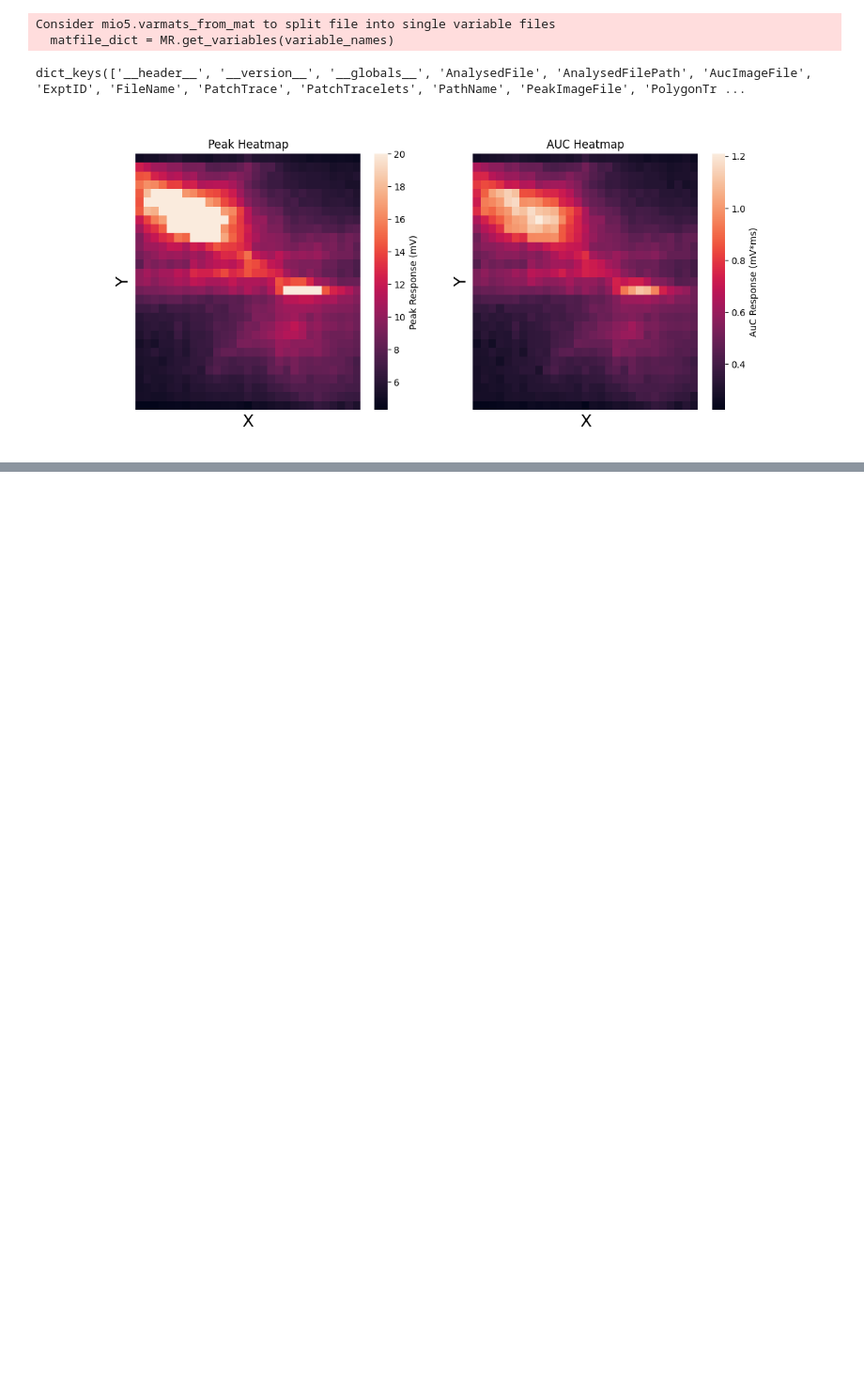
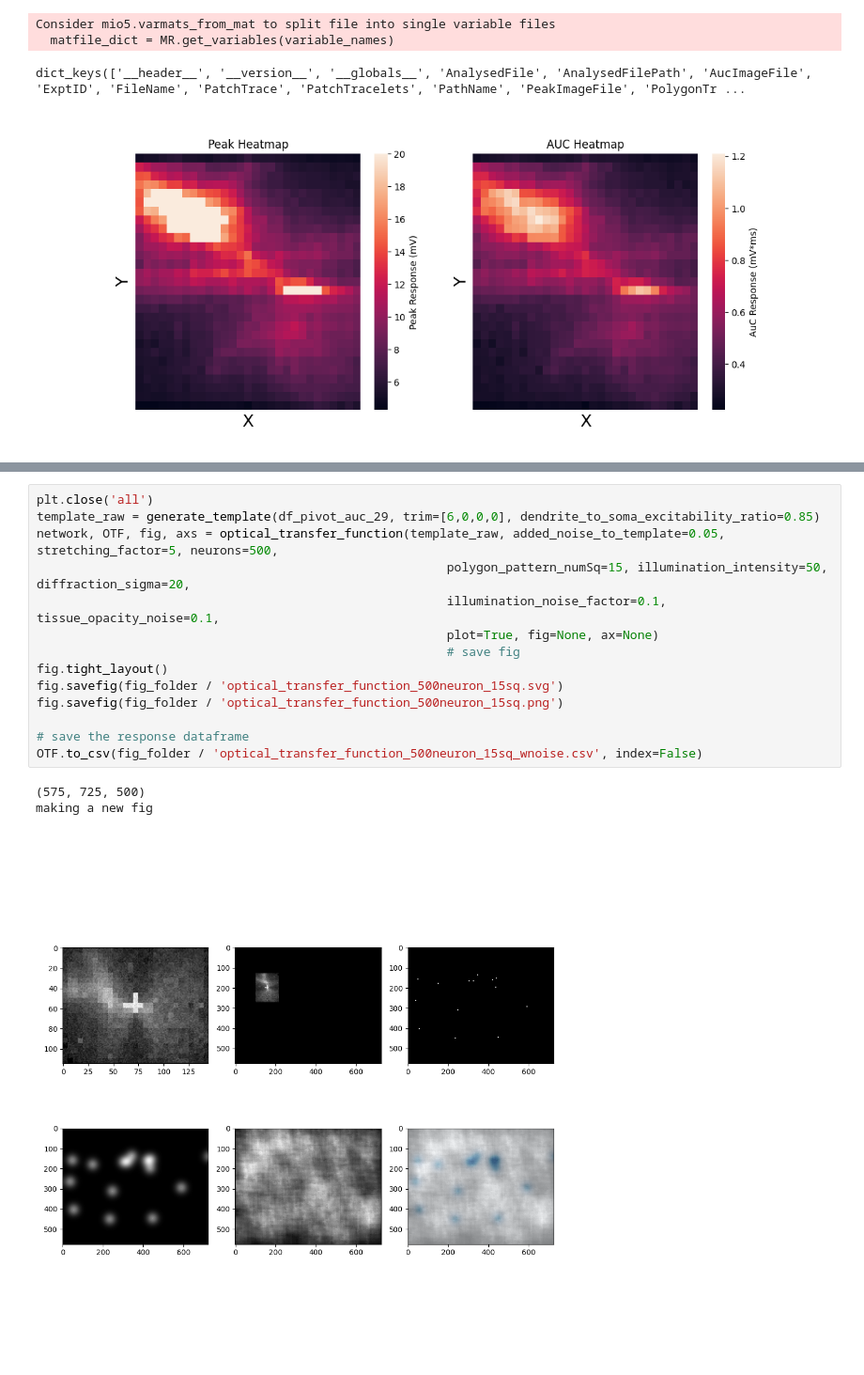
Before and after one commit to BhallaLab/Asymmetries-Analysis-Scripts, a Jupyter notebook: grid_response.ipynb, the cells around one changed output, grey strips where cells are left out. Shown at 94% size. Drawn from its saved outputs; the diff is of its cells as text; blank space fills up the shorter version.

```diff
--- a/grid_response.ipynb
+++ b/grid_response.ipynb
@@ -883,0 +1008,18 @@ dict_keys(['__header__', '__version__', '__globals__', 'AnalysedFile', 'Analysed
+# %%
+plt.close('all')
+template_raw = generate_template(df_pivot_auc_29, trim=[6,0,0,0], dendrite_to_soma_excitability_ratio=0.85)
+network, OTF, fig, axs = optical_transfer_function(template_raw, added_noise_to_template=0.05, stretching_factor=5, neurons=500,
+                                                        polygon_pattern_numSq=15, illumination_intensity=50, diffraction_sigma=20,
+                                                        illumination_noise_factor=0.1, tissue_opacity_noise=0.1,
+                                                        plot=True, fig=None, ax=None)
+                                                        # save fig
+fig.tight_layout()
+fig.savefig(fig_folder / 'optical_transfer_function_500neuron_15sq.svg')
+fig.savefig(fig_folder / 'optical_transfer_function_500neuron_15sq.png')
+
+# save the response dataframe
+OTF.to_csv(fig_folder / 'optical_transfer_function_500neuron_15sq_wnoise.csv', index=False)
+# %% [output]
+(575, 725, 500)
+making a new fig
+[figure, added]
```
Also changed, not shown: parts of 15 cells of this notebook, 3 other files.
